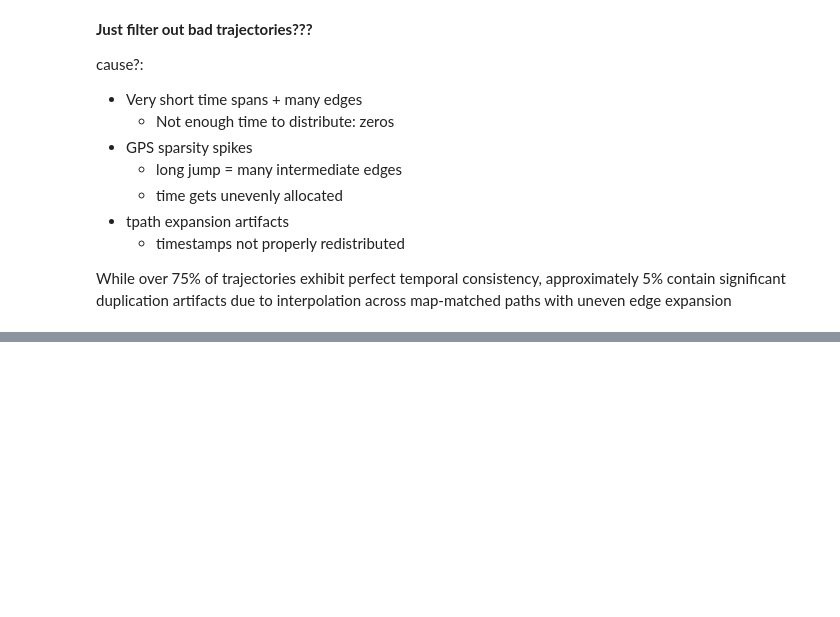
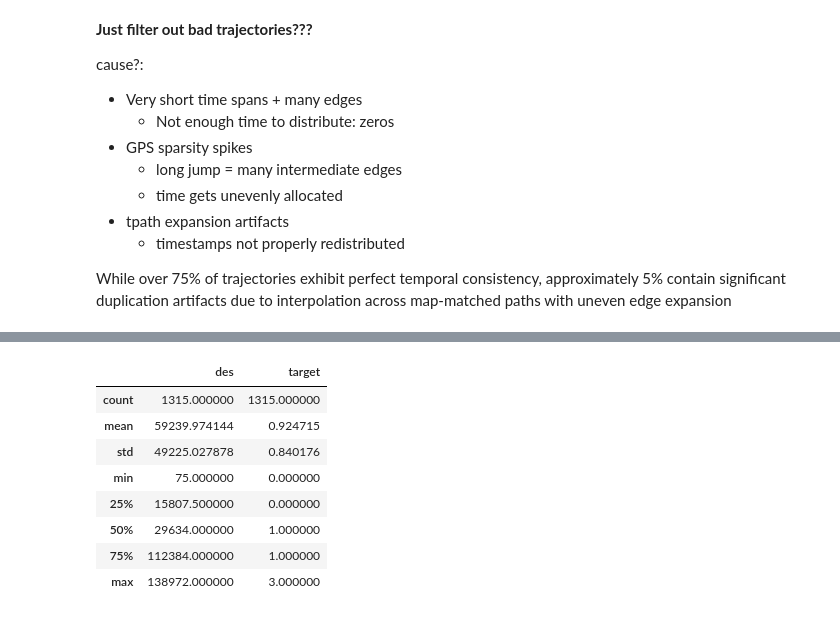
Before and after one commit to Jose-Velasco/URBAN-SYN, a Jupyter notebook: scripts/test.ipynb, the cells around one changed output, grey strips where cells are left out. Saved outputs shown, nothing was run; the diff lists cells and outputs as text; code cells hidden in the pictures; blank space fills up the shorter version.

```diff
--- a/scripts/test.ipynb
+++ b/scripts/test.ipynb
@@ -838,0 +869,12 @@ While over 75% of trajectories exhibit perfect temporal consistency, approximate
+# %%
+df_pretrain_input_train.describe()
+# %% [output]
+|  | des | target |
+| count | 1315.000000 | 1315.000000 |
+| mean | 59239.974144 | 0.924715 |
+| std | 49225.027878 | 0.840176 |
+| min | 75.000000 | 0.000000 |
+| 25% | 15807.500000 | 0.000000 |
+| 50% | 29634.000000 | 1.000000 |
+| 75% | 112384.000000 | 1.000000 |
+| max | 138972.000000 | 3.000000 |
```
Also changed, not shown: parts of 17 cells of this notebook, 1 other file.
